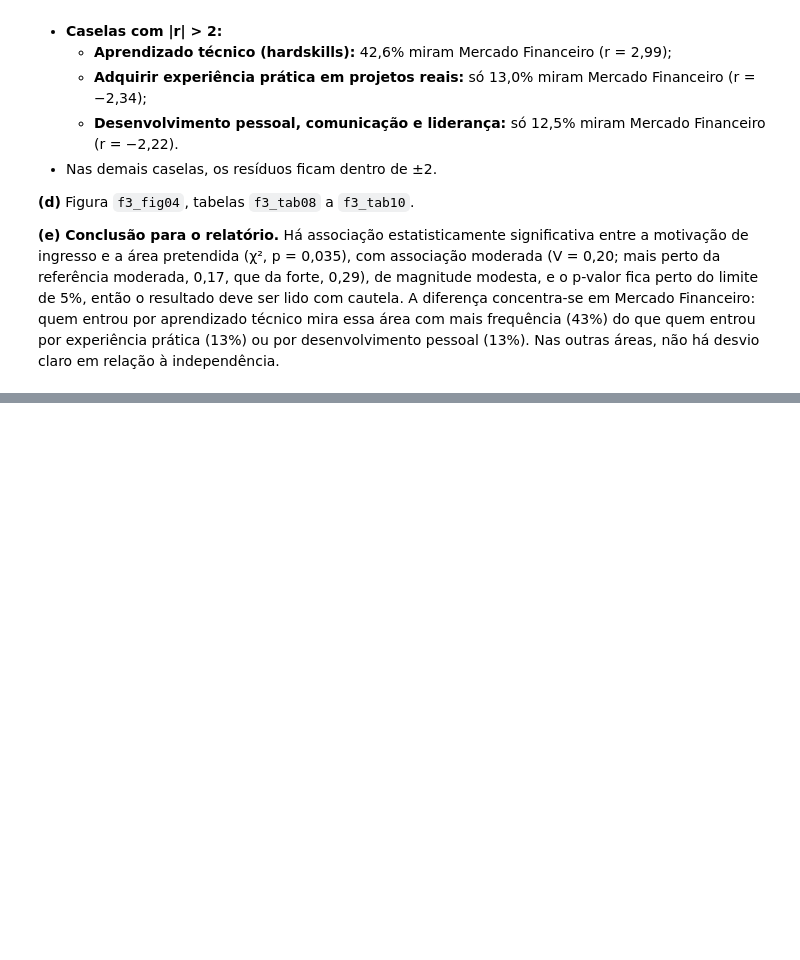
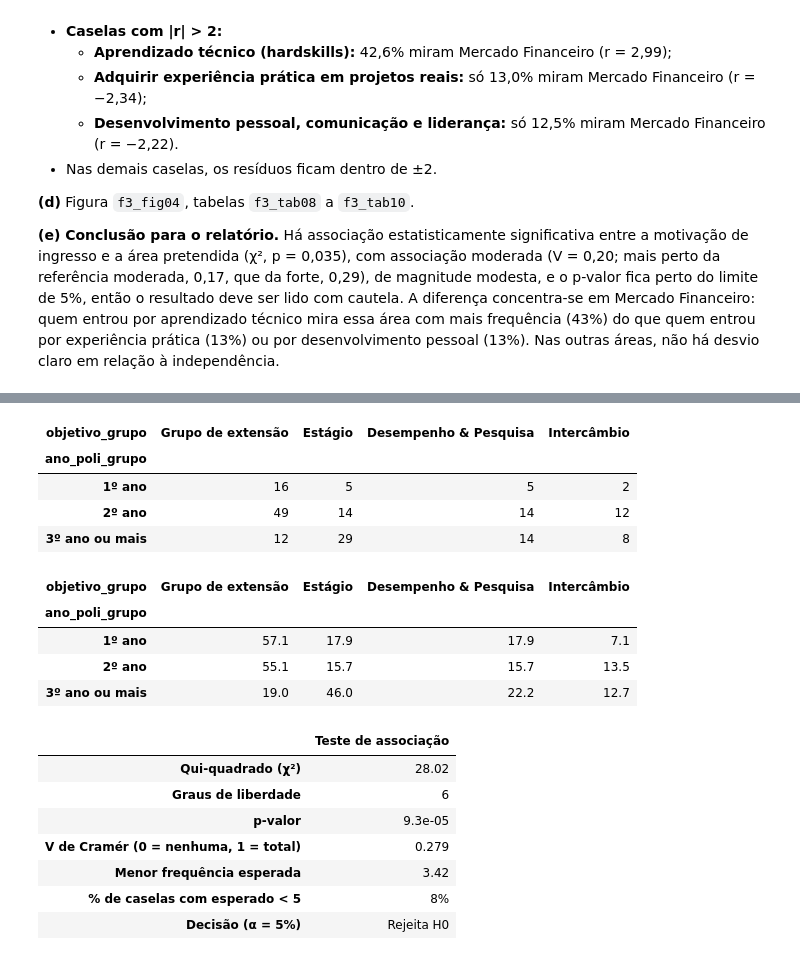
Before and after one commit to psallescard/estudo-grupos-de-extensao, a Jupyter notebook: notebooks/02_Carreira_Trajetoria_Objetivos.ipynb, the cells around one changed output, grey strips where cells are left out. Drawn from its saved outputs; the diff is of its cells as text; code cells hidden in the pictures; blank space fills up the shorter version.

```diff
--- a/notebooks/02_Carreira_Trajetoria_Objetivos.ipynb
+++ b/notebooks/02_Carreira_Trajetoria_Objetivos.ipynb
@@ -311,0 +379,27 @@ plot_stacked_shares(p2_observed, "Área pretendida após a formatura, por motiva
+# %%
+p4_sample = analysis_sample(df, ["objetivo_grupo", "ano_poli_grupo"])
+p4_observed, p4_result = chi_square_association(p4_sample, "ano_poli_grupo", "objetivo_grupo")
+p4_observed.to_csv(TAB_DIR / "f3_tab13_p4_objetivo_x_ano.csv")
+p4_result.to_csv(TAB_DIR / "f3_tab14_p4_qui_quadrado.csv")
+display(p4_observed)
+display(row_percentages(p4_observed))
+p4_result
+# %% [output]
+| objetivo_grupo | Grupo de extensão | Estágio | Desempenho & Pesquisa | Intercâmbio |
+| ano_poli_grupo |  |  |  |  |
+| 1º ano | 16 | 5 | 5 | 2 |
+| 2º ano | 49 | 14 | 14 | 12 |
+| 3º ano ou mais | 12 | 29 | 14 | 8 |
+| objetivo_grupo | Grupo de extensão | Estágio | Desempenho & Pesquisa | Intercâmbio |
+| ano_poli_grupo |  |  |  |  |
+| 1º ano | 57.1 | 17.9 | 17.9 | 7.1 |
+| 2º ano | 55.1 | 15.7 | 15.7 | 13.5 |
+| 3º ano ou mais | 19.0 | 46.0 | 22.2 | 12.7 |
+|  | Teste de associação |
+| Qui-quadrado (χ²) | 28.02 |
+| Graus de liberdade | 6 |
+| p-valor | 9.3e-05 |
+| V de Cramér (0 = nenhuma, 1 = total) | 0.279 |
+| Menor frequência esperada | 3.42 |
+| % de caselas com esperado < 5 | 8% |
+| Decisão (α = 5%) | Rejeita H0 |
```
Also changed, not shown: parts of 6 cells of this notebook, 7 other files.
